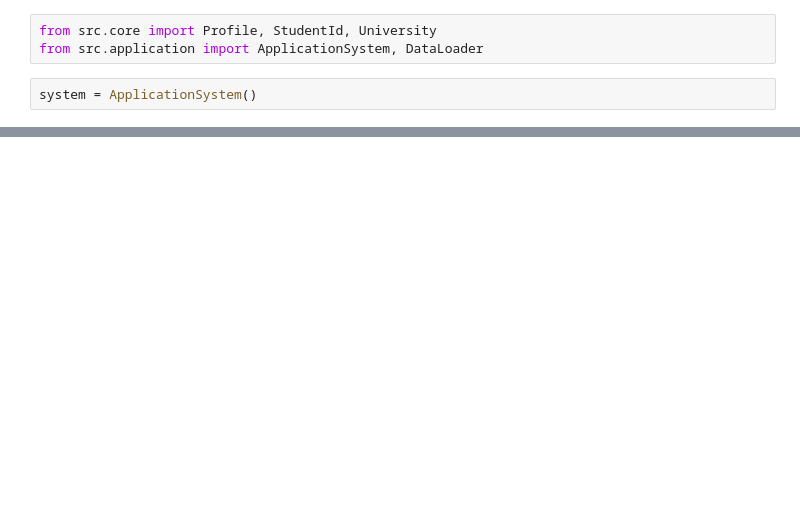
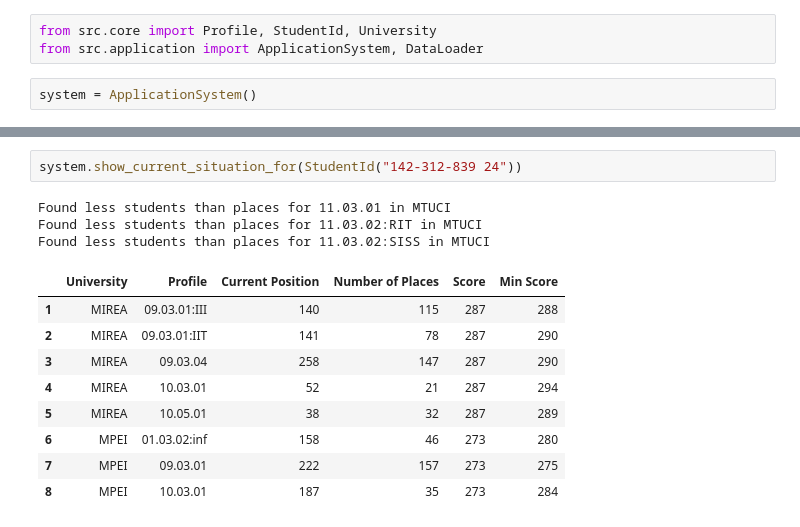
Before and after one commit to ValeriyKnyazhev/UniversityApplicationSystem, a Jupyter notebook: src/notebooks/Viewer.ipynb, the cells around one changed output, grey strips where cells are left out. Saved outputs shown, nothing was run; the diff lists cells and outputs as text; blank space fills up the shorter version.

Commit message:
add MTUCI parser

```diff
--- a/src/notebooks/Viewer.ipynb
+++ b/src/notebooks/Viewer.ipynb
@@ -184 +193,16 @@ WARNING: student id=111-111-111 07 not found
+# %%
+system.show_current_situation_for(StudentId("142-312-839 24"))
+# %% [output]
+Found less students than places for 11.03.01 in MTUCI
+Found less students than places for 11.03.02:RIT in MTUCI
+Found less students than places for 11.03.02:SISS in MTUCI
+|  | University | Profile | Current Position | Number of Places | Score | Min Score |
+| 1 | MIREA | 09.03.01:III | 140 | 115 | 287 | 288 |
+| 2 | MIREA | 09.03.01:IIT | 141 | 78 | 287 | 290 |
+| 3 | MIREA | 09.03.04 | 258 | 147 | 287 | 290 |
+| 4 | MIREA | 10.03.01 | 52 | 21 | 287 | 294 |
+| 5 | MIREA | 10.05.01 | 38 | 32 | 287 | 289 |
+| 6 | MPEI | 01.03.02:inf | 158 | 46 | 273 | 280 |
+| 7 | MPEI | 09.03.01 | 222 | 157 | 273 | 275 |
+| 8 | MPEI | 10.03.01 | 187 | 35 | 273 | 284 |
 # %%
```
Also changed, not shown: parts of 12 cells of this notebook, 14 other files.
